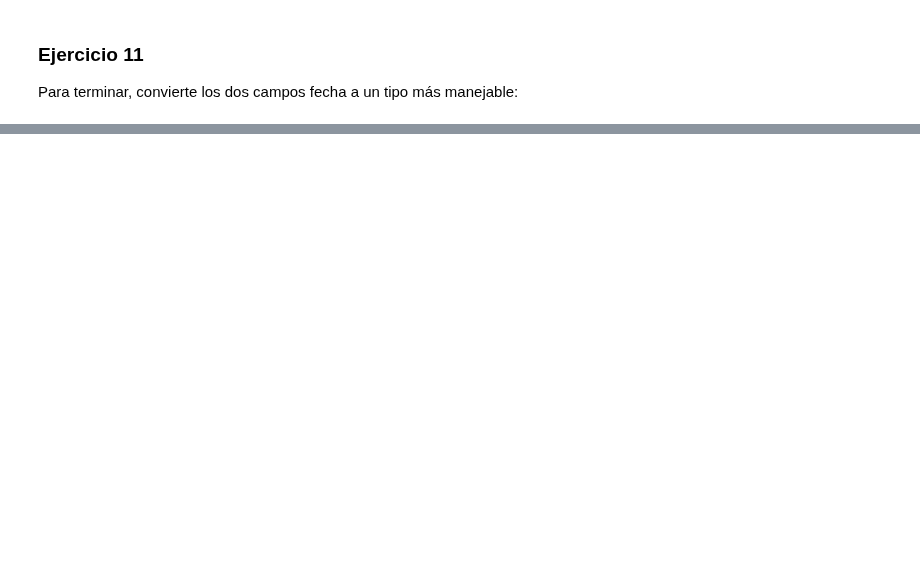
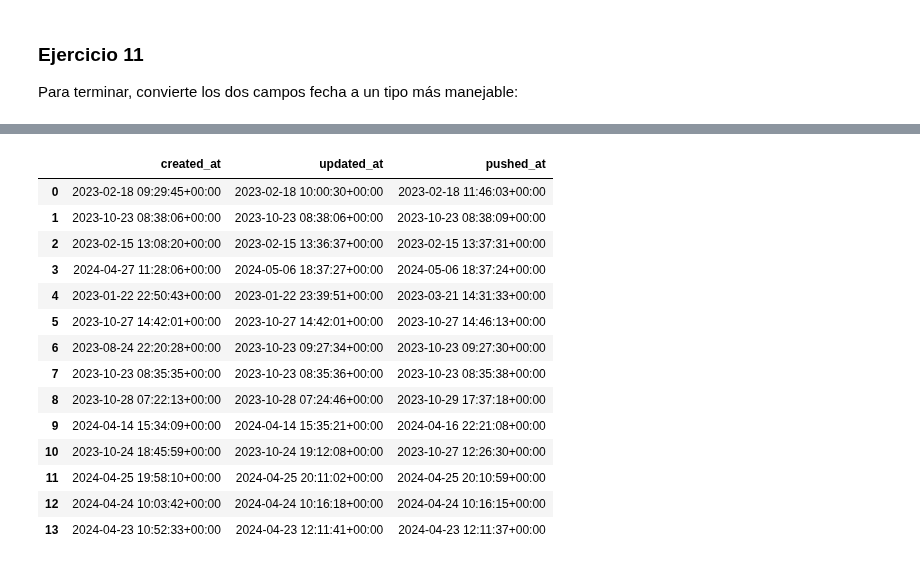
Before and after one commit to CarlosNoya/ONLINE_DS_THEBRIDGE_TRABAJOS, a Jupyter notebook: SPRINT_06/Unidad_02/Ejercicios_Workout/11_Ejercicio_APIs.ipynb, the cells around one changed output, grey strips where cells are left out. Saved outputs shown, nothing was run; the diff lists cells and outputs as text; code cells hidden in the pictures; blank space fills up the shorter version.

```diff
--- a/SPRINT_06/Unidad_02/Ejercicios_Workout/11_Ejercicio_APIs.ipynb
+++ b/SPRINT_06/Unidad_02/Ejercicios_Workout/11_Ejercicio_APIs.ipynb
@@ -302,0 +403,4 @@ Para terminar, convierte los dos campos fecha a un tipo más manejable:
+# %%
+df_reultado["created_at"] = pd.to_datetime(df_reultado["created_at"])
+df_reultado["updated_at"] = pd.to_datetime(df_reultado["updated_at"])
+df_reultado["pushed_at"] = pd.to_datetime(df_reultado["pushed_at"])
@@ -302,0 +442,18 @@ Para terminar, convierte los dos campos fecha a un tipo más manejable:
+# %%
+df_reultado[["created_at", "updated_at", "pushed_at" ]]
+# %% [output]
+|  | created_at | updated_at | pushed_at |
+| 0 | 2023-02-18 09:29:45+00:00 | 2023-02-18 10:00:30+00:00 | 2023-02-18 11:46:03+00:00 |
+| 1 | 2023-10-23 08:38:06+00:00 | 2023-10-23 08:38:06+00:00 | 2023-10-23 08:38:09+00:00 |
+| 2 | 2023-02-15 13:08:20+00:00 | 2023-02-15 13:36:37+00:00 | 2023-02-15 13:37:31+00:00 |
+| 3 | 2024-04-27 11:28:06+00:00 | 2024-05-06 18:37:27+00:00 | 2024-05-06 18:37:24+00:00 |
+| 4 | 2023-01-22 22:50:43+00:00 | 2023-01-22 23:39:51+00:00 | 2023-03-21 14:31:33+00:00 |
+| 5 | 2023-10-27 14:42:01+00:00 | 2023-10-27 14:42:01+00:00 | 2023-10-27 14:46:13+00:00 |
+| 6 | 2023-08-24 22:20:28+00:00 | 2023-10-23 09:27:34+00:00 | 2023-10-23 09:27:30+00:00 |
+| 7 | 2023-10-23 08:35:35+00:00 | 2023-10-23 08:35:36+00:00 | 2023-10-23 08:35:38+00:00 |
+| 8 | 2023-10-28 07:22:13+00:00 | 2023-10-28 07:24:46+00:00 | 2023-10-29 17:37:18+00:00 |
+| 9 | 2024-04-14 15:34:09+00:00 | 2024-04-14 15:35:21+00:00 | 2024-04-16 22:21:08+00:00 |
+| 10 | 2023-10-24 18:45:59+00:00 | 2023-10-24 19:12:08+00:00 | 2023-10-27 12:26:30+00:00 |
+| 11 | 2024-04-25 19:58:10+00:00 | 2024-04-25 20:11:02+00:00 | 2024-04-25 20:10:59+00:00 |
+| 12 | 2024-04-24 10:03:42+00:00 | 2024-04-24 10:16:18+00:00 | 2024-04-24 10:16:15+00:00 |
+| 13 | 2024-04-23 10:52:33+00:00 | 2024-04-23 12:11:41+00:00 | 2024-04-23 12:11:37+00:00 |
```
Also changed, not shown: parts of 13 cells of this notebook.
